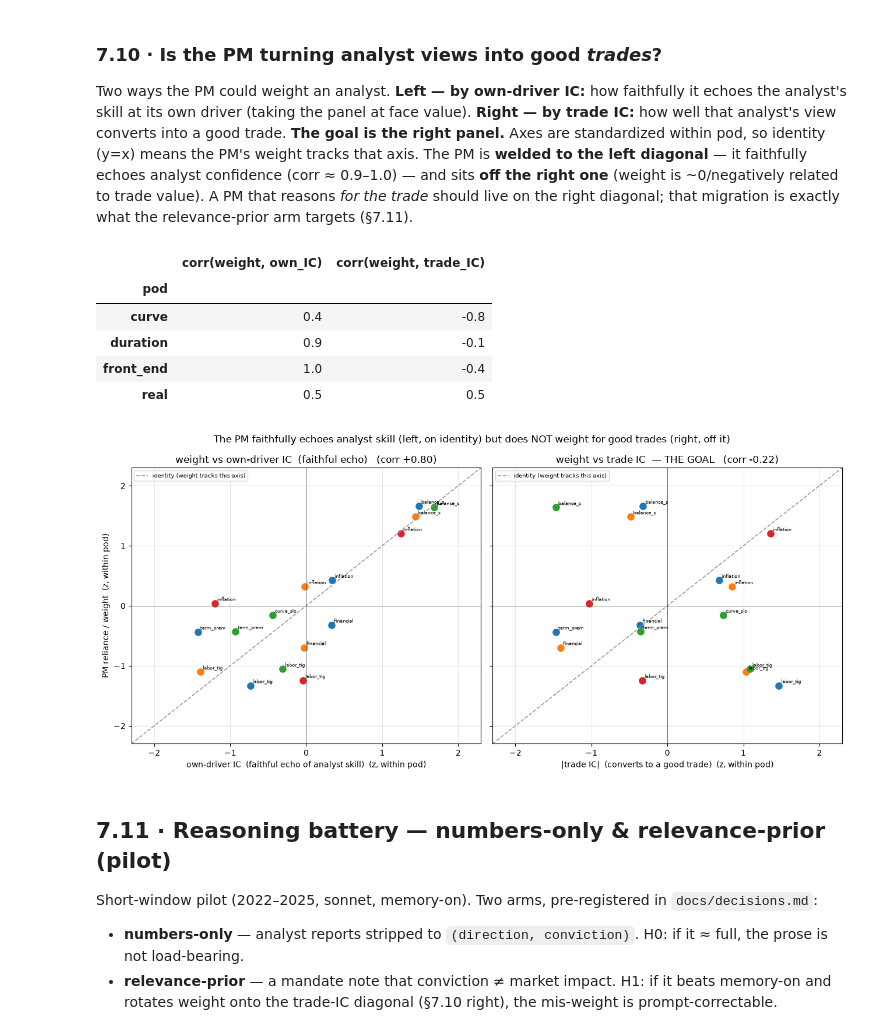
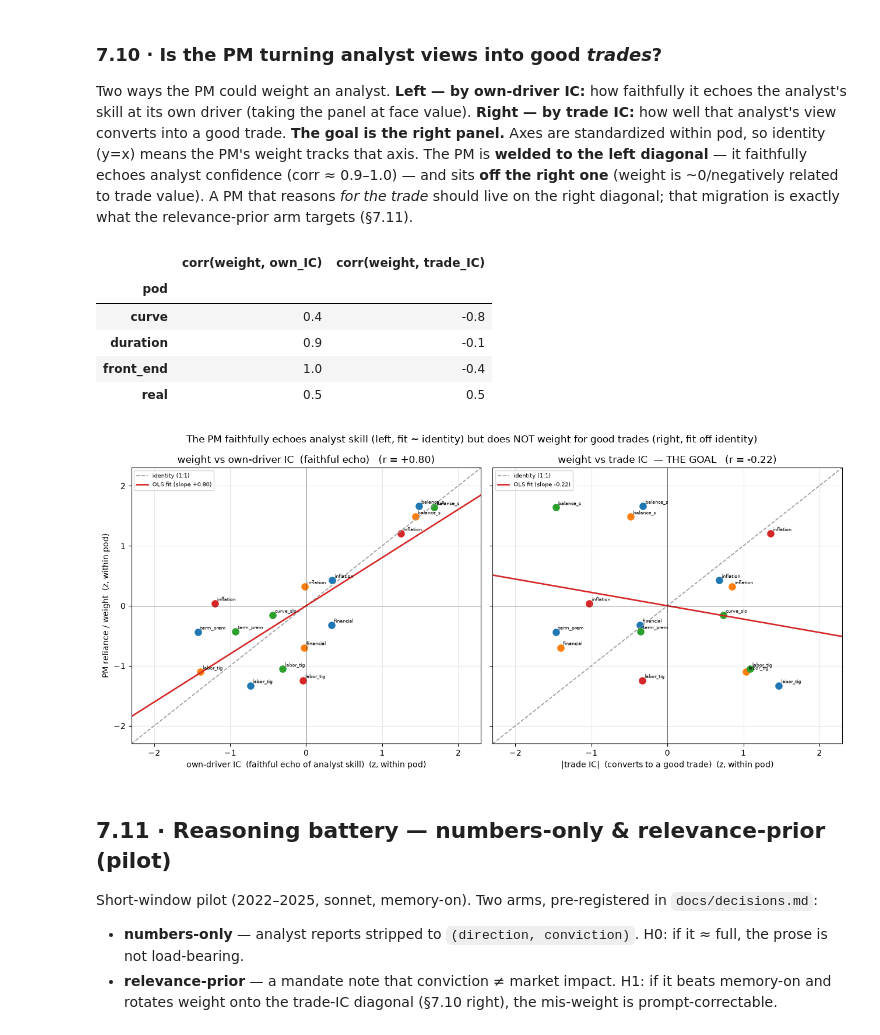
Before and after one commit to charishma005/Blackrock_UCB_MFE_Industry_Project, a Jupyter notebook: notebooks/pm_trade_evaluation.ipynb, the cells around one changed output. Cells and saved outputs as stored; diff of their text form; code cells hidden in the pictures.

```diff
--- a/notebooks/pm_trade_evaluation.ipynb
+++ b/notebooks/pm_trade_evaluation.ipynb
@@ -750,6 +750,7 @@ plt.tight_layout()
 Two ways the PM could weight an analyst. **Left — by own-driver IC:** how faithfully it echoes the analyst's skill at its own driver (taking the panel at face value). **Right — by trade IC:** how well that analyst's view converts into a good trade. **The goal is the right panel.** Axes are standardized within pod, so identity (y=x) means the PM's weight tracks that axis. The PM is **welded to the left diagonal** — it faithfully echoes analyst confidence (corr ≈ 0.9–1.0) — and sits **off the right one** (weight is ~0/negatively related to trade value). A PM that reasons *for the trade* should live on the right diagonal; that migration is exactly what the relevance-prior arm targets (§7.11).
 # %%
 # §7.10 · PM weight vs own-driver IC (faithful echo) | vs |trade IC| (good trades = the goal).
+# Grey dashed = identity (weight tracks axis 1:1). Red = OLS fit (actual slope). r = Pearson corr.
 from src.layered.evaluation.runs import load_run
 from src.layered.evaluation.ic import ICEvaluator
 DIRS = {'up': 1.0, 'down': -1.0, 'flat': 0.0}
@@ -778,39 +779,42 @@ for pod in PODS:
         pair = pd.concat([P[d].rename('s'), out.rename('o')], axis=1).dropna()
         tic = pair['s'].rank().corr(pair['o'].rank()) if len(pair) > 5 else np.nan
         rows.append({'pod': pod, 'driver': d, 'weight': float(np.mean(wt[d])),
                      'own_ic': own_ic[d], 'trade_rel': abs(float(tic))})
 rel = pd.DataFrame(rows)
 def _z(s): return (s - s.mean()) / s.std(ddof=0) if s.std(ddof=0) > 0 else s * 0
 for c in ['weight', 'own_ic', 'trade_rel']:
     rel[c + '_z'] = rel.groupby('pod')[c].transform(_z)
 cmap = {'duration': 'tab:blue', 'front_end': 'tab:orange', 'curve': 'tab:green', 'real': 'tab:red'}
 fig, ax = plt.subplots(1, 2, figsize=(13, 6), sharey=True)
 panels = [('own_ic_z', 'own-driver IC  (faithful echo of analyst skill)', 'weight vs own-driver IC  (faithful echo)'),
           ('trade_rel_z', '|trade IC|  (converts to a good trade)', 'weight vs trade IC  — THE GOAL')]
-lim = [-2.3, 2.3]
+lim = [-2.3, 2.3]; xs = np.array(lim)
 for j, (xcol, xlabel, title) in enumerate(panels):
-    ax[j].plot(lim, lim, ls='--', color='0.6', lw=1.2, label='identity (weight tracks this axis)')
+    dd = rel[[xcol, 'weight_z']].dropna()
+    ax[j].plot(lim, lim, ls='--', color='0.6', lw=1.2, label='identity (1:1)')
     for _, r2 in rel.iterrows():
         ax[j].scatter(r2[xcol], r2['weight_z'], color=cmap[r2['pod']], s=65)
         ax[j].annotate(r2['driver'][:9], (r2[xcol], r2['weight_z']), fontsize=6, xytext=(3, 3), textcoords='offset points')
-    c = rel[xcol].corr(rel['weight_z'])
+    m, b = np.polyfit(dd[xcol], dd['weight_z'], 1)
+    ax[j].plot(xs, m * xs + b, color='tab:red', lw=1.9, label=f'OLS fit (slope {m:+.2f})')
+    c = dd[xcol].corr(dd['weight_z'])
     ax[j].set_xlim(lim); ax[j].set_ylim(lim); ax[j].axhline(0, color='k', lw=.4); ax[j].axvline(0, color='k', lw=.4)
     ax[j].set_xlabel(xlabel + '  (z, within pod)'); ax[j].grid(alpha=.3); ax[j].legend(fontsize=7, loc='upper left')
-    ax[j].set_title(f'{title}   (corr {c:+.2f})')
+    ax[j].set_title(f'{title}   (r = {c:+.2f})')
 ax[0].set_ylabel('PM reliance / weight  (z, within pod)')
-fig.suptitle('The PM faithfully echoes analyst skill (left, on identity) but does NOT weight for good trades (right, off it)')
+fig.suptitle('The PM faithfully echoes analyst skill (left, fit ~ identity) but does NOT weight for good trades (right, fit off identity)')
 plt.tight_layout()
 rel.groupby('pod').apply(lambda g: pd.Series({
     'corr(weight, own_IC)': round(g['weight'].rank().corr(g['own_ic'].rank()), 2),
     'corr(weight, trade_IC)': round(g['weight'].rank().corr(g['trade_rel'].rank()), 2)}))
 # %% [output]
 |  | corr(weight, own_IC) | corr(weight, trade_IC) |
 | pod |  |  |
 | curve | 0.4 | -0.8 |
 | duration | 0.9 | -0.1 |
 | front_end | 1.0 | -0.4 |
 | real | 0.5 | 0.5 |
-[figure, old version]
+[figure, new version]
 # %% [markdown]
 ## 7.11 · Reasoning battery — numbers-only & relevance-prior (pilot)
 
```
Also changed, not shown: parts of 1 cell of this notebook.
